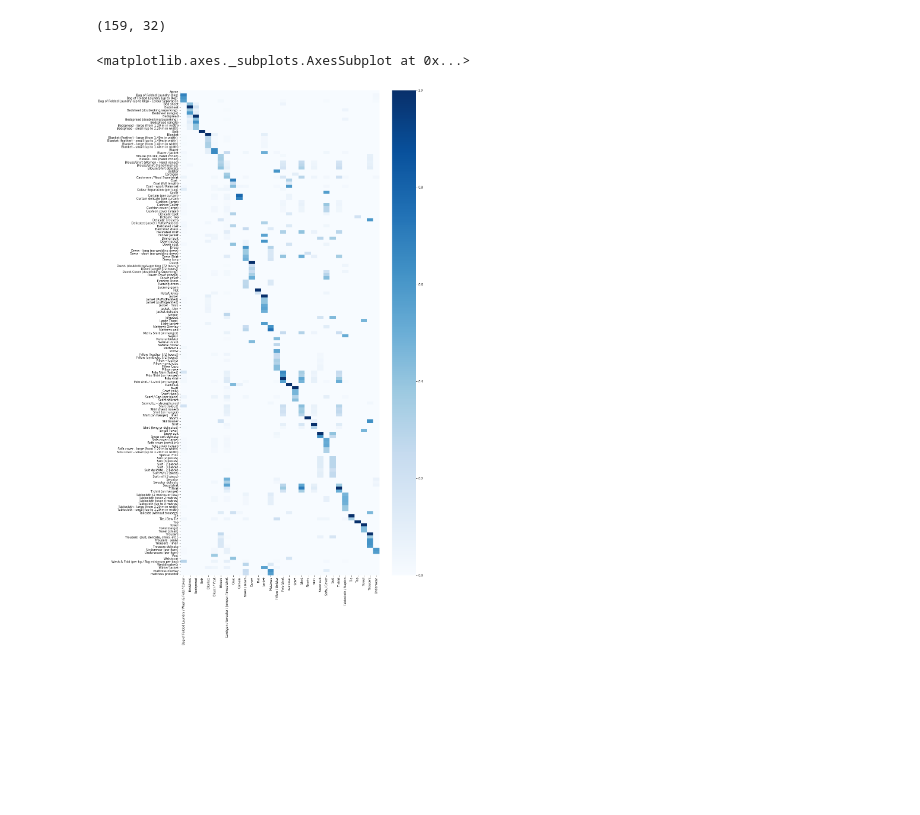
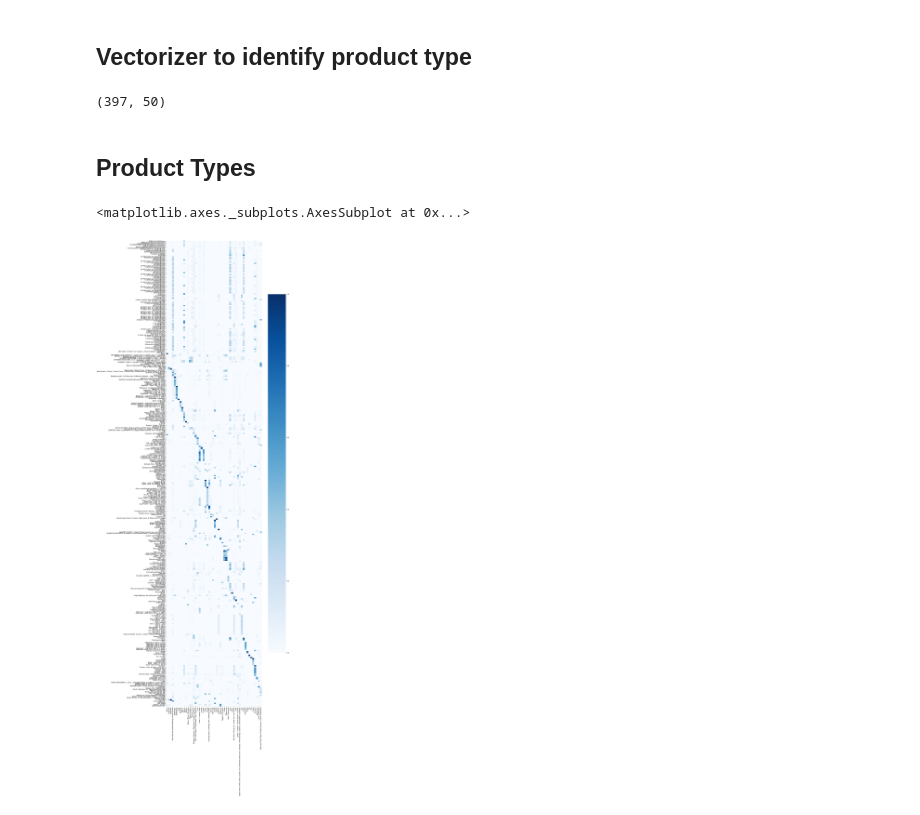
Before and after one commit to zipjet/bi-churn-analysis, a Jupyter notebook: items_classification.ipynb, the cells around one changed output. Cells and saved outputs as stored; diff of their text form; code cells hidden in the pictures; blank space fills up the shorter version.

Commit message:
add laundry data and items

```diff
--- a/items_classification.ipynb
+++ b/items_classification.ipynb
@@ -91,3 +47,6 @@ unique_prods
+# %%
+df_products = pd.read_csv("data/products.csv")
+unique_prods = df_products.product_name.sort_values().unique().tolist()
 # %%
 len(unique_prods)
 # %% [output]
@@ -101,0 +74,4 @@ product_groups = ['Bag of Folded Laundry / Wash & Fold / Colour', 'Bedsheet', 'B
+# %%
+df_itemization = pd.read_csv("data/itemization.csv")
+product_types = df_itemization.product_type.unique().tolist()
+df_itemization.head(10)
@@ -102,19 +90,23 @@ product_groups = ['Bag of Folded Laundry / Wash & Fold / Colour', 'Bedsheet', 'B
+# %% [markdown]
+## Vectorizer to identify product type
 # %%
 vectorizer = CountVectorizer(unique_prods, ngram_range=(3,5), analyzer='char')
 vectorizer.fit(unique_prods)
 X = vectorizer.transform(unique_prods).toarray()
-y = vectorizer.transform(product_groups).toarray()
+y = vectorizer.transform(product_types).toarray()
 # %%
 similarities = cosine_similarity(X, y)
 similarities.shape
 # %% [output]
-(159, 32)
+(397, 50)
+# %% [markdown]
+## Product Types
 # %%
-fig, ax = plt.subplots(figsize=(15,30))
-sns.heatmap(similarities, xticklabels=product_groups, yticklabels=unique_prods, cmap='Blues')
+fig, ax = plt.subplots(figsize=(15,60))
+sns.heatmap(similarities, xticklabels=product_types, yticklabels=unique_prods, cmap='Blues')
 # %% [output]
 <matplotlib.axes._subplots.AxesSubplot at 0x...>
-[figure, old version]
+[figure, new version]
 # %%
 best_matches = similarities.argmax(axis=1)
 # %%
```
Also changed, not shown: parts of 46 cells of this notebook, 3 other files.
